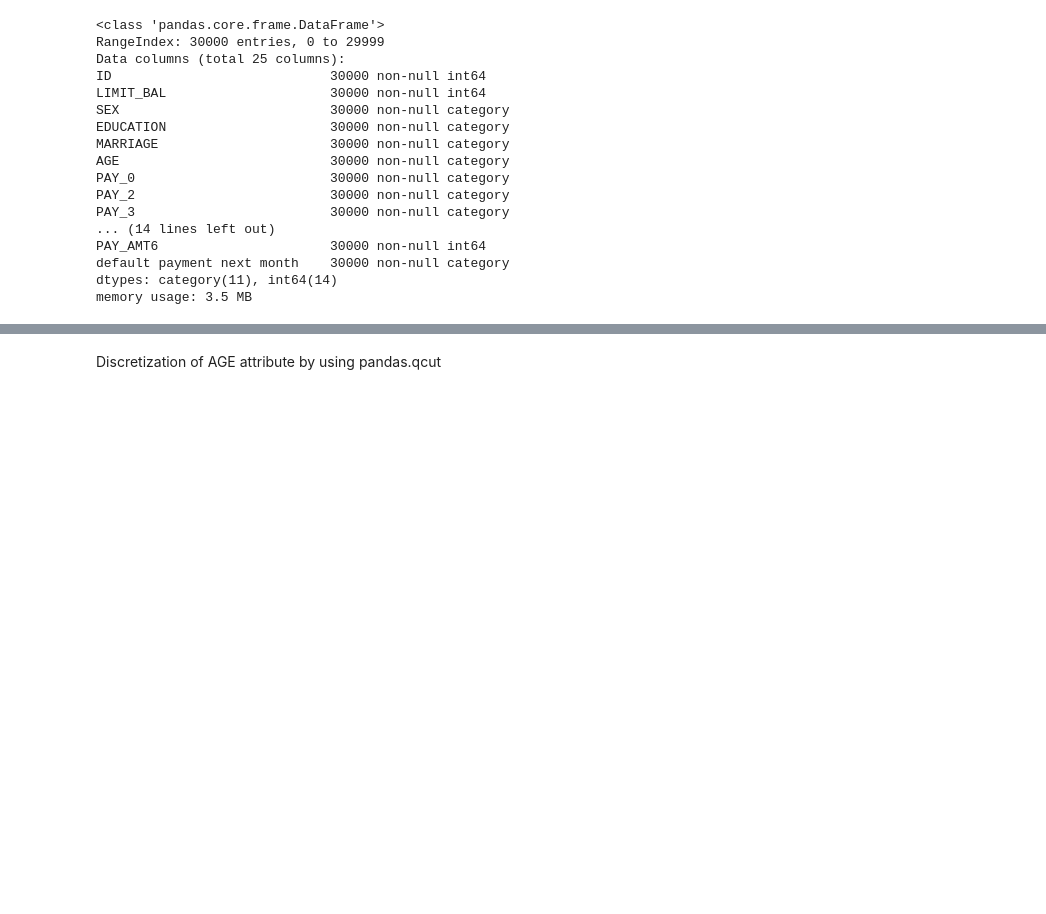
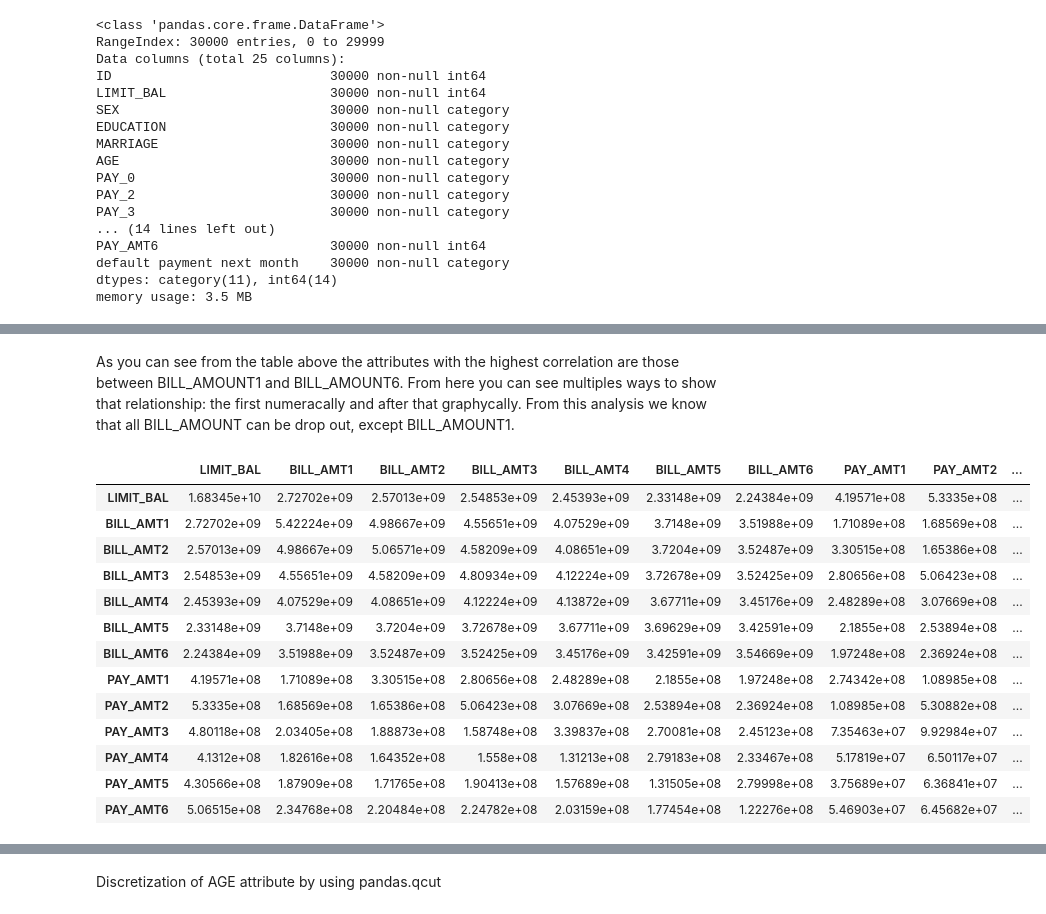
Before and after one commit to Framosb/TASK-2-EDA, a Jupyter notebook: Exploratory_report.ipynb, the cells around one changed output, grey strips where cells are left out. Drawn from its saved outputs; the diff is of its cells as text; code cells hidden in the pictures; blank space fills up the shorter version.

```diff
--- a/Exploratory_report.ipynb
+++ b/Exploratory_report.ipynb
@@ -775,0 +683,20 @@ Here is an itempt to transform categorical variables labels into strings to use
+# %% [markdown]
+As you can see from the table above the attributes with the highest correlation are those between  BILL_AMOUNT1 and BILL_AMOUNT6. From here you can see multiples ways to show that relationship: the first numeracally and after that graphycally. From this analysis we know that all BILL_AMOUNT can be drop out,  except BILL_AMOUNT1.
+# %%
+covMAT = credit1.iloc[:,1:].cov()
+covMAT.style.background_gradient(cmap = 'coolwarm', axis = None)
+# %% [output]
+|  | LIMIT_BAL | BILL_AMT1 | BILL_AMT2 | BILL_AMT3 | BILL_AMT4 | BILL_AMT5 | BILL_AMT6 | PAY_AMT1 | PAY_AMT2 | ... |
+| LIMIT_BAL | 1.68345e+10 | 2.72702e+09 | 2.57013e+09 | 2.54853e+09 | 2.45393e+09 | 2.33148e+09 | 2.24384e+09 | 4.19571e+08 | 5.3335e+08 | ... |
+| BILL_AMT1 | 2.72702e+09 | 5.42224e+09 | 4.98667e+09 | 4.55651e+09 | 4.07529e+09 | 3.7148e+09 | 3.51988e+09 | 1.71089e+08 | 1.68569e+08 | ... |
+| BILL_AMT2 | 2.57013e+09 | 4.98667e+09 | 5.06571e+09 | 4.58209e+09 | 4.08651e+09 | 3.7204e+09 | 3.52487e+09 | 3.30515e+08 | 1.65386e+08 | ... |
+| BILL_AMT3 | 2.54853e+09 | 4.55651e+09 | 4.58209e+09 | 4.80934e+09 | 4.12224e+09 | 3.72678e+09 | 3.52425e+09 | 2.80656e+08 | 5.06423e+08 | ... |
+| BILL_AMT4 | 2.45393e+09 | 4.07529e+09 | 4.08651e+09 | 4.12224e+09 | 4.13872e+09 | 3.67711e+09 | 3.45176e+09 | 2.48289e+08 | 3.07669e+08 | ... |
+| BILL_AMT5 | 2.33148e+09 | 3.7148e+09 | 3.7204e+09 | 3.72678e+09 | 3.67711e+09 | 3.69629e+09 | 3.42591e+09 | 2.1855e+08 | 2.53894e+08 | ... |
+| BILL_AMT6 | 2.24384e+09 | 3.51988e+09 | 3.52487e+09 | 3.52425e+09 | 3.45176e+09 | 3.42591e+09 | 3.54669e+09 | 1.97248e+08 | 2.36924e+08 | ... |
+| PAY_AMT1 | 4.19571e+08 | 1.71089e+08 | 3.30515e+08 | 2.80656e+08 | 2.48289e+08 | 2.1855e+08 | 1.97248e+08 | 2.74342e+08 | 1.08985e+08 | ... |
+| PAY_AMT2 | 5.3335e+08 | 1.68569e+08 | 1.65386e+08 | 5.06423e+08 | 3.07669e+08 | 2.53894e+08 | 2.36924e+08 | 1.08985e+08 | 5.30882e+08 | ... |
+| PAY_AMT3 | 4.80118e+08 | 2.03405e+08 | 1.88873e+08 | 1.58748e+08 | 3.39837e+08 | 2.70081e+08 | 2.45123e+08 | 7.35463e+07 | 9.92984e+07 | ... |
+| PAY_AMT4 | 4.1312e+08 | 1.82616e+08 | 1.64352e+08 | 1.558e+08 | 1.31213e+08 | 2.79183e+08 | 2.33467e+08 | 5.17819e+07 | 6.50117e+07 | ... |
+| PAY_AMT5 | 4.30566e+08 | 1.87909e+08 | 1.71765e+08 | 1.90413e+08 | 1.57689e+08 | 1.31505e+08 | 2.79998e+08 | 3.75689e+07 | 6.36841e+07 | ... |
+| PAY_AMT6 | 5.06515e+08 | 2.34768e+08 | 2.20484e+08 | 2.24782e+08 | 2.03159e+08 | 1.77454e+08 | 1.22276e+08 | 5.46903e+07 | 6.45682e+07 | ... |
```
Also changed, not shown: parts of 31 cells of this notebook.
